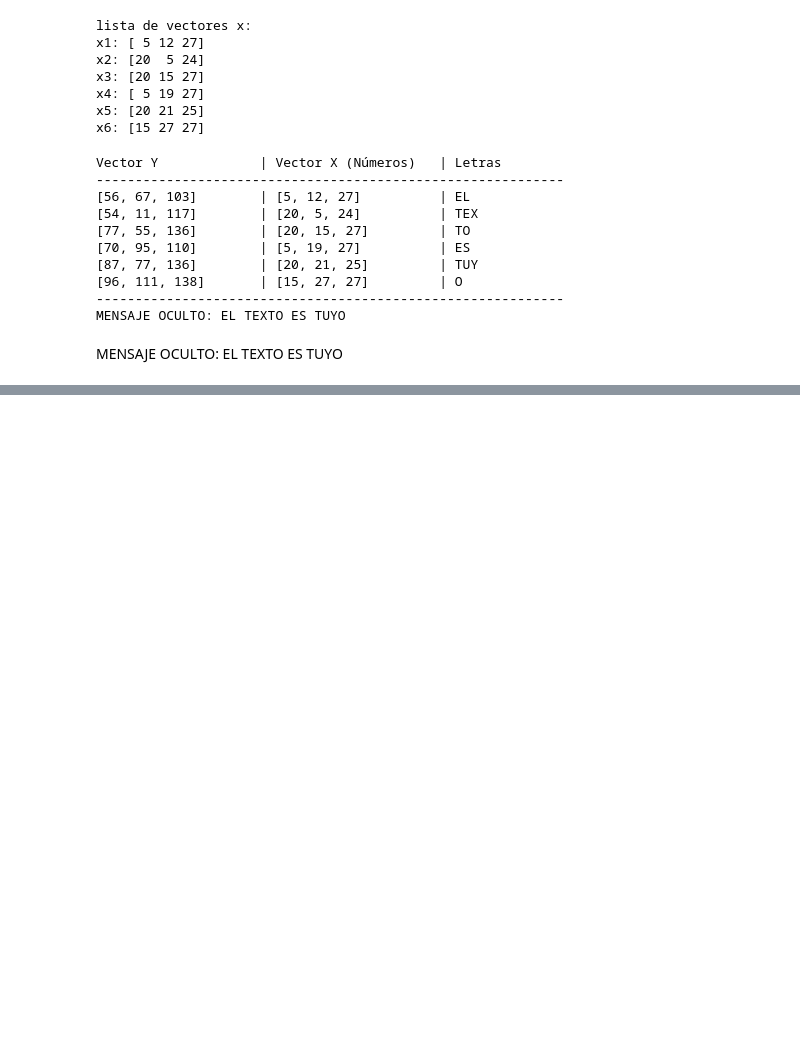
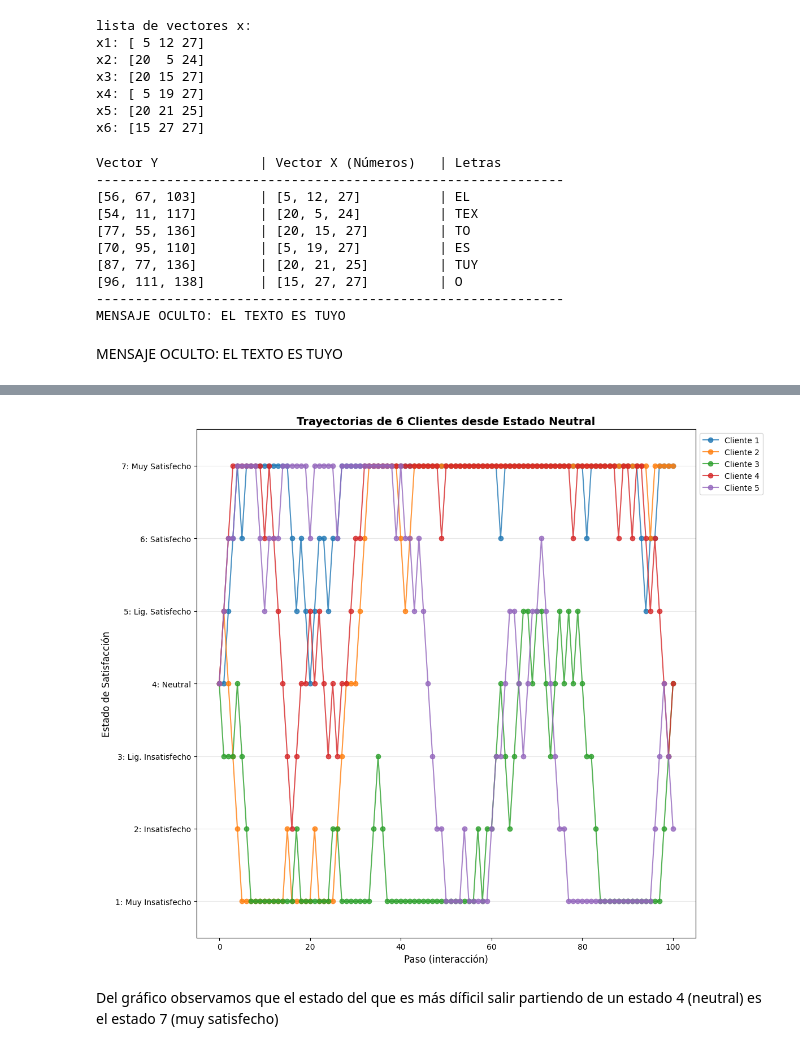
Before and after one commit to HeiderZapata/Applied-Math, a Jupyter notebook: Examen 1/Primer examen.ipynb, the cells around one changed output, grey strips where cells are left out. Cells and saved outputs as stored; diff of their text form; code cells hidden in the pictures; blank space fills up the shorter version.

```diff
--- a/Examen 1/Primer examen.ipynb
+++ b/Examen 1/Primer examen.ipynb
@@ -195,0 +226,19 @@ MENSAJE OCULTO: EL TEXTO ES TUYO
+# %%
+#Matriz de transición
+
+P = np.array([
+    # E1    E2    E3    E4    E5    E6    E7   ← Estado destino
+    [0.95, 0.05, 0.00, 0.00, 0.00, 0.00, 0.00],  # Desde Estado 1
+    [0.40, 0.30, 0.30, 0.00, 0.00, 0.00, 0.00],  # Desde Estado 2
+    [0.00, 0.45, 0.10, 0.45, 0.00, 0.00, 0.00],  # Desde Estado 3
+    [0.00, 0.00, 0.40, 0.20, 0.40, 0.00, 0.00],  # Desde Estado 4 (Estado inicial)
+    [0.00, 0.00, 0.00, 0.45, 0.10, 0.45, 0.00],  # Desde Estado 5
+    [0.00, 0.00, 0.00, 0.00, 0.30, 0.30, 0.40],  # Desde Estado 6
+    [0.00, 0.00, 0.00, 0.00, 0.00, 0.05, 0.95],  # Desde Estado 7
+])
+
+#Como es Markov cada fila debe sumar 1, lo verificamos:
+print("PASO 1: VERIFICACIÓN DE LA MATRIZ DE TRANSICIÓN P")
+print("\nSuma de cada fila (todas deben ser exactamente 1.0):")
+for i, suma in enumerate(P.sum(axis=1)):
+    print(f"  Fila del Estado {i+1}: {suma:.2f} ✓")
@@ -195,0 +387,33 @@ MENSAJE OCULTO: EL TEXTO ES TUYO
+# %%
+plt.figure(figsize=(12, 10)) # Un tamaño cómodo para ver las 6 líneas
+
+for i, recorrido in enumerate(simulaciones[:5], start=1): #Mostrando las primers 5 simulaciones apra que no se vea sobre cargado el gráfico
+
+    plt.plot(recorrido, marker='o', linestyle='-', alpha=0.8, label=f'Cliente {i}')
+
+# Configuración de ejes y título
+plt.xlabel('Paso (interacción)', fontsize=12)
+plt.ylabel('Estado de Satisfacción', fontsize=12)
+plt.title('Trayectorias de 6 Clientes desde Estado Neutral',
+          fontsize=14, fontweight='bold')
+
+# Etiquetas del eje Y
+plt.yticks(range(1, 8), [
+    '1: Muy Insatisfecho',
+    '2: Insatisfecho',
+    '3: Lig. Insatisfecho',
+    '4: Neutral',
+    '5: Lig. Satisfecho',
+    '6: Satisfecho',
+    '7: Muy Satisfecho'
+])
+
+plt.ylim(0.5, 7.5)
+plt.grid(True, axis='y', alpha=0.3)
+plt.legend(loc='upper left', bbox_to_anchor=(1, 1))
+plt.tight_layout()
+plt.show()
+# %% [output]
+[figure, added]
+# %% [markdown]
+Del gráfico observamos que el estado del que es más díficil salir partiendo de un estado 4 (neutral) es el estado 7 (muy satisfecho)
```
Also changed, not shown: parts of 12 cells of this notebook, 1 other file.
